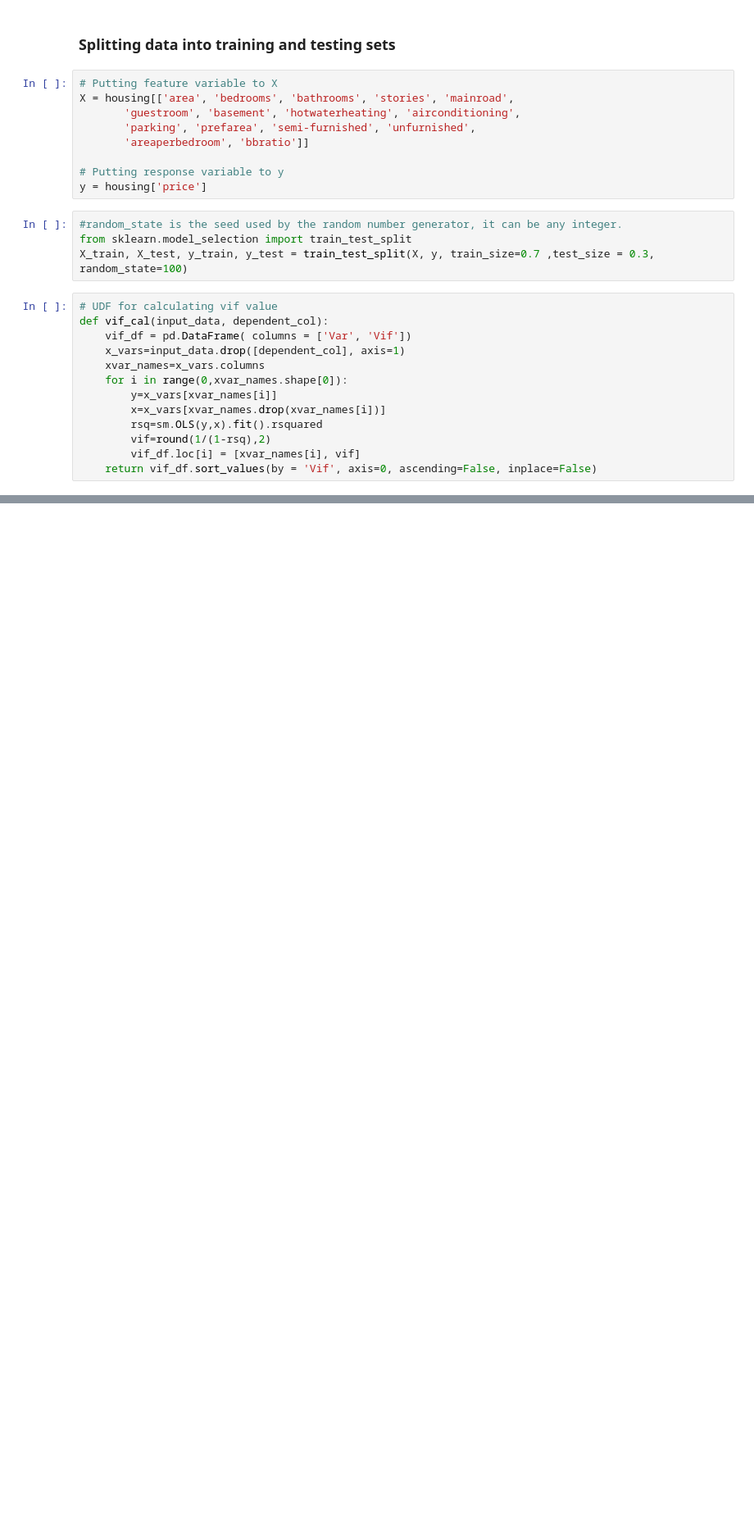
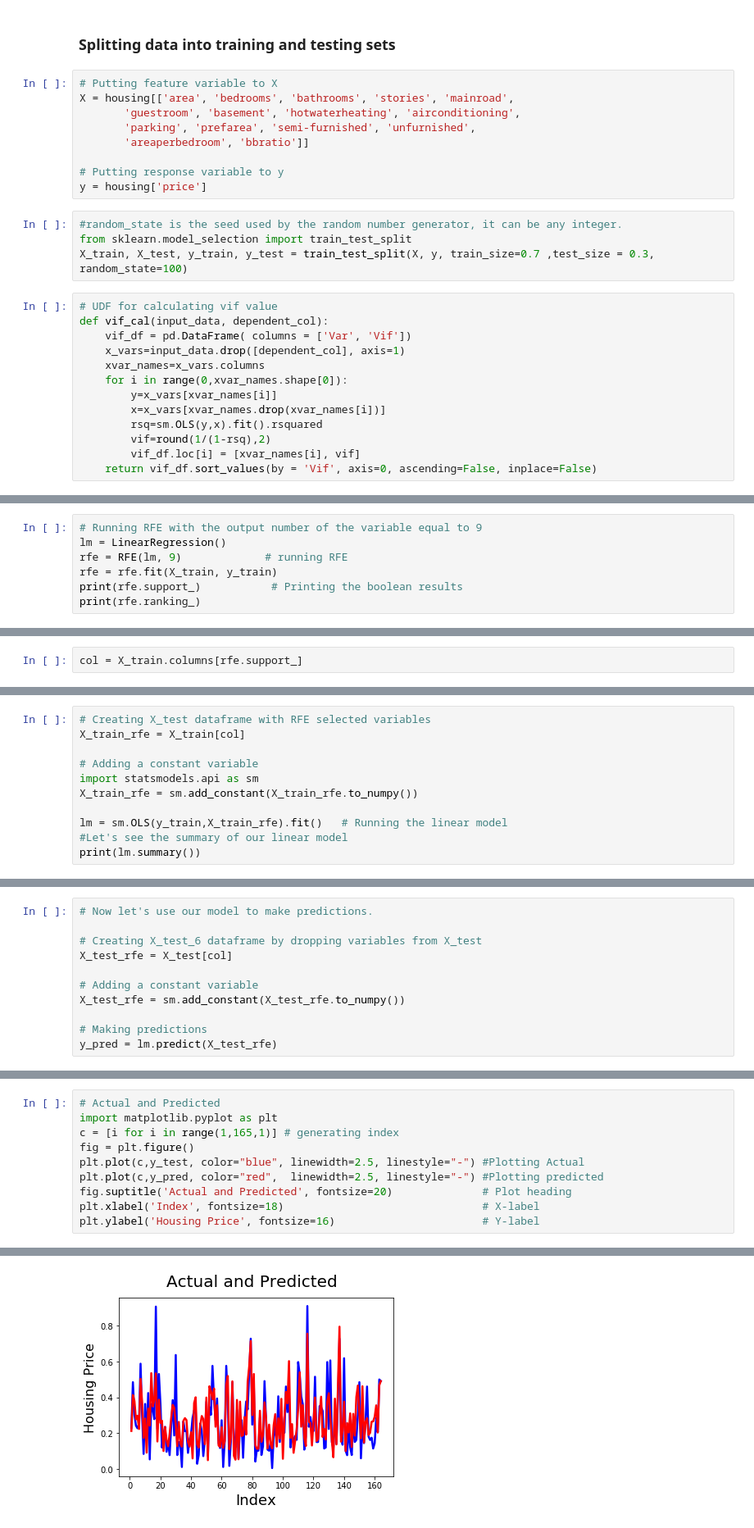
Before and after one commit to ArafatSabbir/Machine-Learning-with-Python-and-R, a Jupyter notebook: Multiple Linear Regression/RFE(HOUSING CASE STUDY).ipynb, the cells around one changed output, grey strips where cells are left out. Shown at 82% size. Drawn from its saved outputs; the diff is of its cells as text; blank space fills up the shorter version.

Commit message:
Final Model by REF

```diff
--- a/Multiple Linear Regression/RFE(HOUSING CASE STUDY).ipynb
+++ b/Multiple Linear Regression/RFE(HOUSING CASE STUDY).ipynb
@@ -83,0 +90,7 @@ def vif_cal(input_data, dependent_col):
+# %%
+# Running RFE with the output number of the variable equal to 9
+lm = LinearRegression()
+rfe = RFE(lm, 9)             # running RFE
+rfe = rfe.fit(X_train, y_train)
+print(rfe.support_)           # Printing the boolean results
+print(rfe.ranking_)
@@ -83,0 +101,2 @@ def vif_cal(input_data, dependent_col):
+# %%
+col = X_train.columns[rfe.support_]
@@ -83,0 +105,11 @@ def vif_cal(input_data, dependent_col):
+# %%
+# Creating X_test dataframe with RFE selected variables
+X_train_rfe = X_train[col]
+
+# Adding a constant variable
+import statsmodels.api as sm
+X_train_rfe = sm.add_constant(X_train_rfe.to_numpy())
+
+lm = sm.OLS(y_train,X_train_rfe).fit()   # Running the linear model
+#Let's see the summary of our linear model
+print(lm.summary())
@@ -83,0 +150,11 @@ def vif_cal(input_data, dependent_col):
+# %%
+# Now let's use our model to make predictions.
+
+# Creating X_test_6 dataframe by dropping variables from X_test
+X_test_rfe = X_test[col]
+
+# Adding a constant variable
+X_test_rfe = sm.add_constant(X_test_rfe.to_numpy())
+
+# Making predictions
+y_pred = lm.predict(X_test_rfe)
@@ -83,0 +170,11 @@ def vif_cal(input_data, dependent_col):
+# %%
+# Actual and Predicted
+import matplotlib.pyplot as plt
+c = [i for i in range(1,165,1)] # generating index
+fig = plt.figure()
+plt.plot(c,y_test, color="blue", linewidth=2.5, linestyle="-") #Plotting Actual
+plt.plot(c,y_pred, color="red",  linewidth=2.5, linestyle="-") #Plotting predicted
+fig.suptitle('Actual and Predicted', fontsize=20)              # Plot heading
+plt.xlabel('Index', fontsize=18)                               # X-label
+plt.ylabel('Housing Price', fontsize=16)                       # Y-label
+# %% [output]
@@ -83,0 +182 @@ def vif_cal(input_data, dependent_col):
+[figure, added]
```
Also changed, not shown: parts of 12 cells of this notebook.
